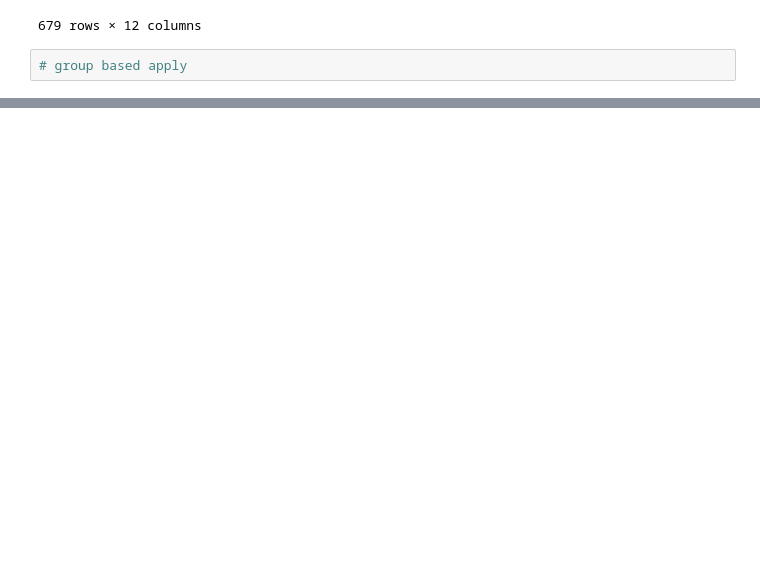
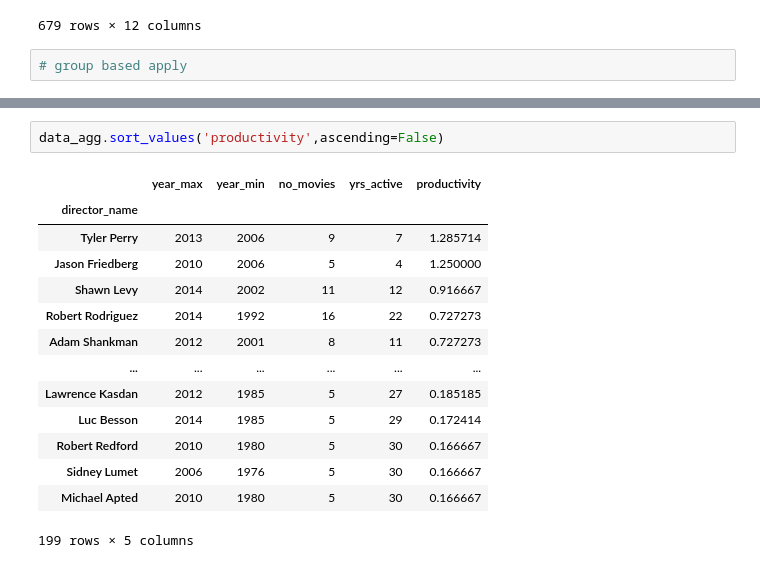
Before and after one commit to shivendra1-cyber/-IMDB-Director-Insights, a Jupyter notebook: IMDB_Director_Insights.ipynb, the cells around one changed output, grey strips where cells are left out. Saved outputs shown, nothing was run; the diff lists cells and outputs as text; blank space fills up the shorter version.

```diff
--- a/IMDB_Director_Insights.ipynb
+++ b/IMDB_Director_Insights.ipynb
@@ -662,0 +836,17 @@ data.groupby('director_name').filter(high_budget)
+# %%
+data_agg.sort_values('productivity',ascending=False)
+# %% [output]
+|  | year_max | year_min | no_movies | yrs_active | productivity |
+| director_name |  |  |  |  |  |
+| Tyler Perry | 2013 | 2006 | 9 | 7 | 1.285714 |
+| Jason Friedberg | 2010 | 2006 | 5 | 4 | 1.250000 |
+| Shawn Levy | 2014 | 2002 | 11 | 12 | 0.916667 |
+| Robert Rodriguez | 2014 | 1992 | 16 | 22 | 0.727273 |
+| Adam Shankman | 2012 | 2001 | 8 | 11 | 0.727273 |
+| ... | ... | ... | ... | ... | ... |
+| Lawrence Kasdan | 2012 | 1985 | 5 | 27 | 0.185185 |
+| Luc Besson | 2014 | 1985 | 5 | 29 | 0.172414 |
+| Robert Redford | 2010 | 1980 | 5 | 30 | 0.166667 |
+| Sidney Lumet | 2006 | 1976 | 5 | 30 | 0.166667 |
+| Michael Apted | 2010 | 1980 | 5 | 30 | 0.166667 |
+199 rows × 5 columns
```
Also changed, not shown: parts of 14 cells of this notebook.
